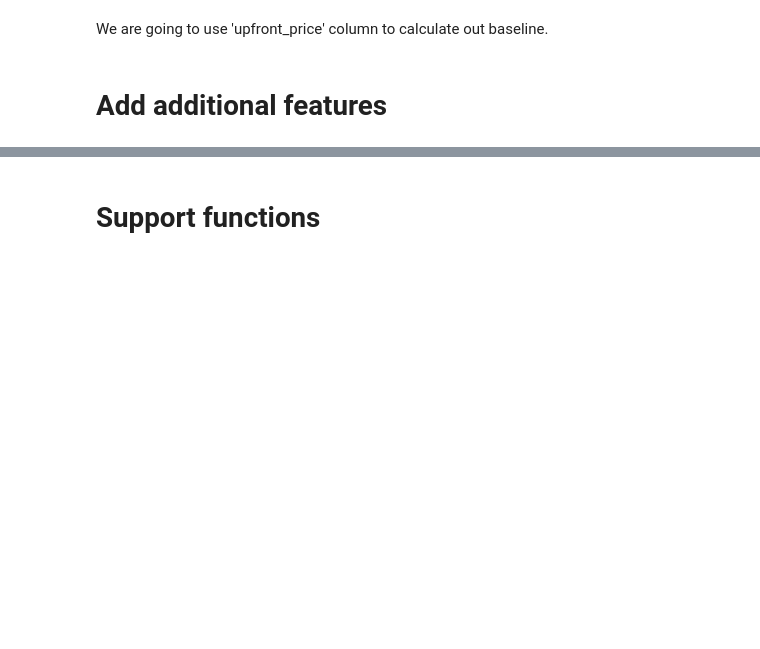
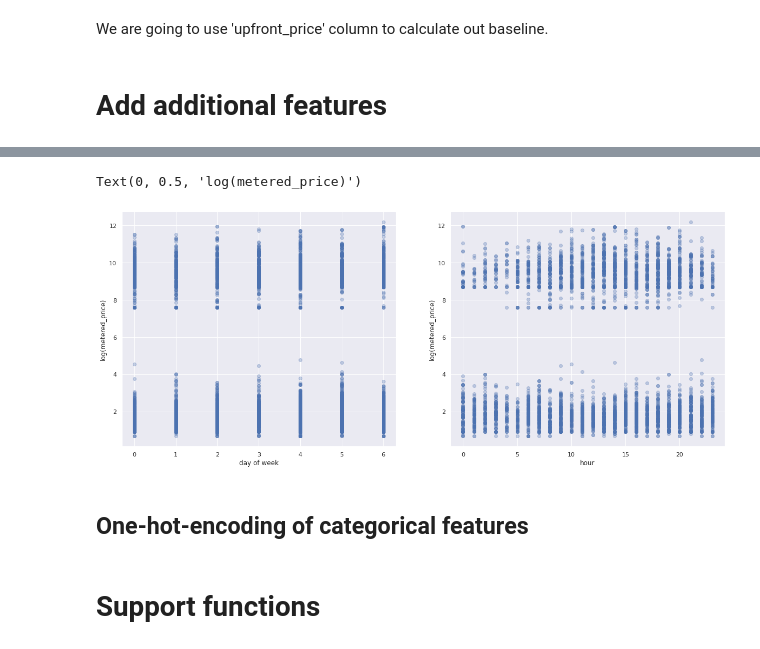
Before and after one commit to vitomania/BoltInterview, a Jupyter notebook: Data_Analysis.ipynb, the cells around one changed output, grey strips where cells are left out. Drawn from its saved outputs; the diff is of its cells as text; code cells hidden in the pictures; blank space fills up the shorter version.

```diff
--- a/Data_Analysis.ipynb
+++ b/Data_Analysis.ipynb
@@ -141 +164,12 @@ __Note. There is no any data leakage. All these constants can be derived from GP
+# %%
+fig, ax = plt.subplots(1, 2, figsize=(20, 8))
+ax[0].scatter(trips['calc_created'].dt.dayofweek, trips['metered_price'], alpha=0.3)
+ax[0].set_xlabel('day of week')
+ax[0].set_ylabel('log(metered_price)')
+ax[1].scatter(trips['calc_created'].dt.hour, trips['metered_price'], alpha=0.3)
+ax[1].set_xlabel('hour')
+ax[1].set_ylabel('log(metered_price)')
+# %% [output]
+Text(0, 0.5, 'log(metered_price)')
+[figure, added]
 # %%
@@ -162,0 +221,2 @@ features_trips = add_features(trips)
+# %% [markdown]
+## One-hot-encoding of categorical features
```
Also changed, not shown: parts of 62 cells of this notebook.
